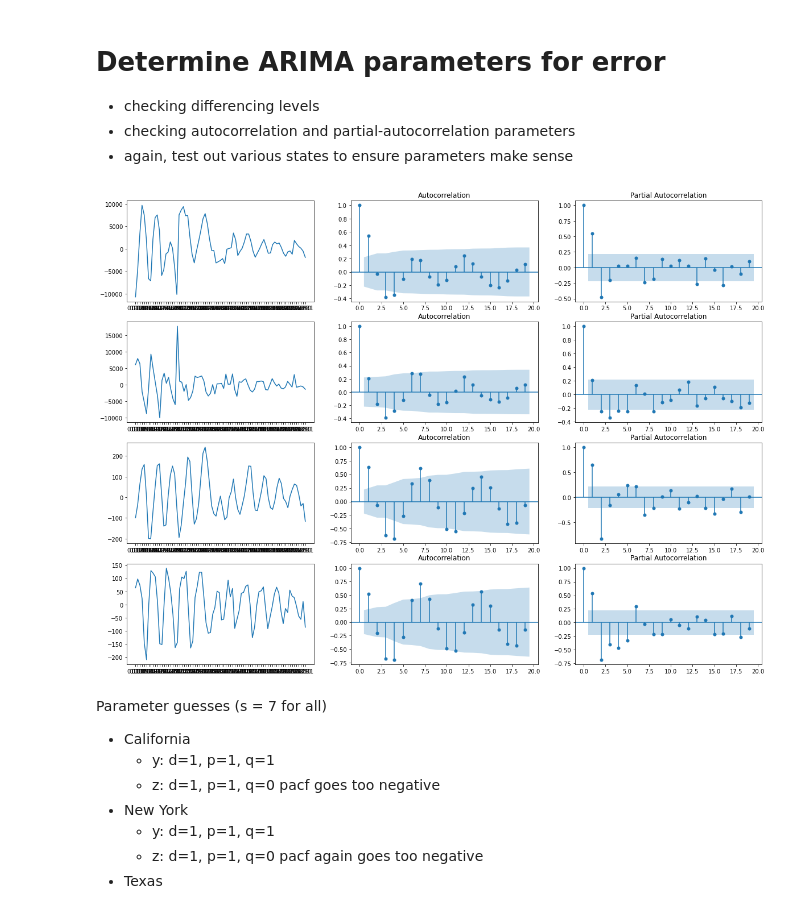
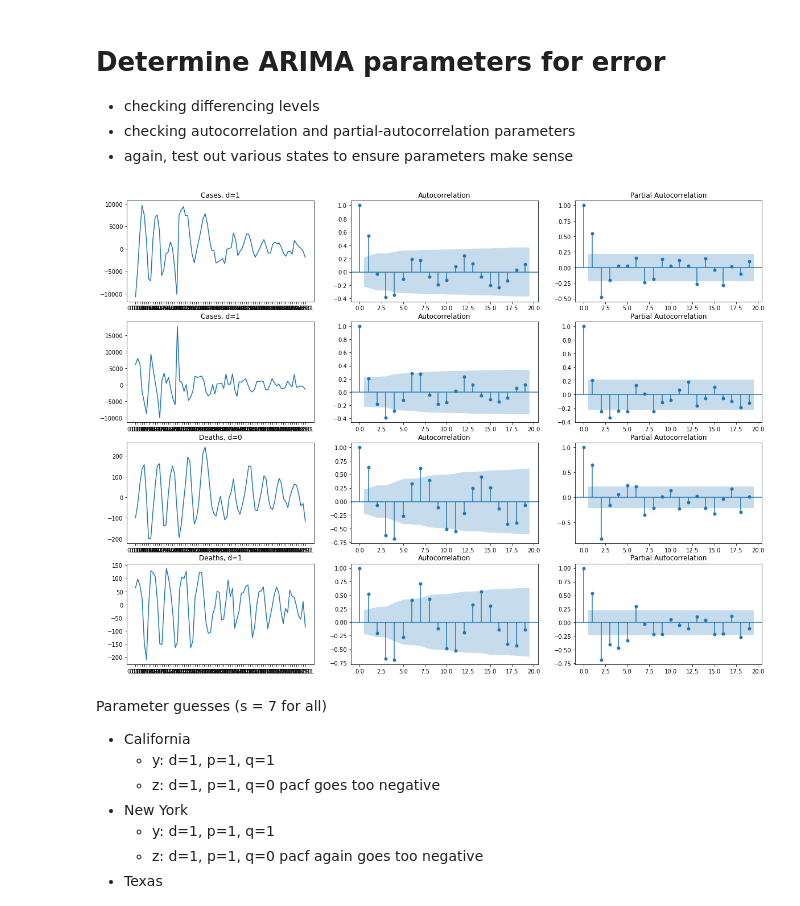
Before and after one commit to kientiet/cs-145-data-mining, a Jupyter notebook: zooey-arima/arima.ipynb, the cells around one changed output. Saved outputs shown, nothing was run; the diff lists cells and outputs as text; code cells hidden in the pictures.

```diff
--- a/zooey-arima/arima.ipynb
+++ b/zooey-arima/arima.ipynb
@@ -68,27 +74,32 @@ z_var.plot()
 # %%
 f, ax = plt.subplots(4,3,figsize=(20,15))
 
+ax[0,0].set_title("Cases, d=1")
 ax[0,0].plot(y_var)
 plot_acf(y_var, ax=ax[0,1])
 plot_pacf(y_var, ax=ax[0,2])
 
+
 y_var_diff = y_var.diff().dropna()
+ax[1,0].set_title("Cases, d=1")
 ax[1,0].plot(y_var_diff)
 plot_acf(y_var_diff, ax=ax[1,1])
 plot_pacf(y_var_diff, ax=ax[1,2])
 
 ax[2,0].plot(z_var)
+ax[2,0].set_title("Deaths, d=0")
 plot_acf(z_var, ax=ax[2,1])
 plot_pacf(z_var, ax=ax[2,2])
 
 z_var_diff = z_var.diff().dropna()
+ax[3,0].set_title("Deaths, d=1")
 ax[3,0].plot(z_var_diff)
 plot_acf(z_var_diff, ax=ax[3,1])
 plot_pacf(z_var_diff, ax=ax[3,2])
 
 f.show()
 # %% [output]
-[figure, old version]
+[figure, new version]
 # %% [markdown]
 Parameter guesses (s = 7 for all)
 - California
```
Also changed, not shown: parts of 5 cells of this notebook, 3 other files.
